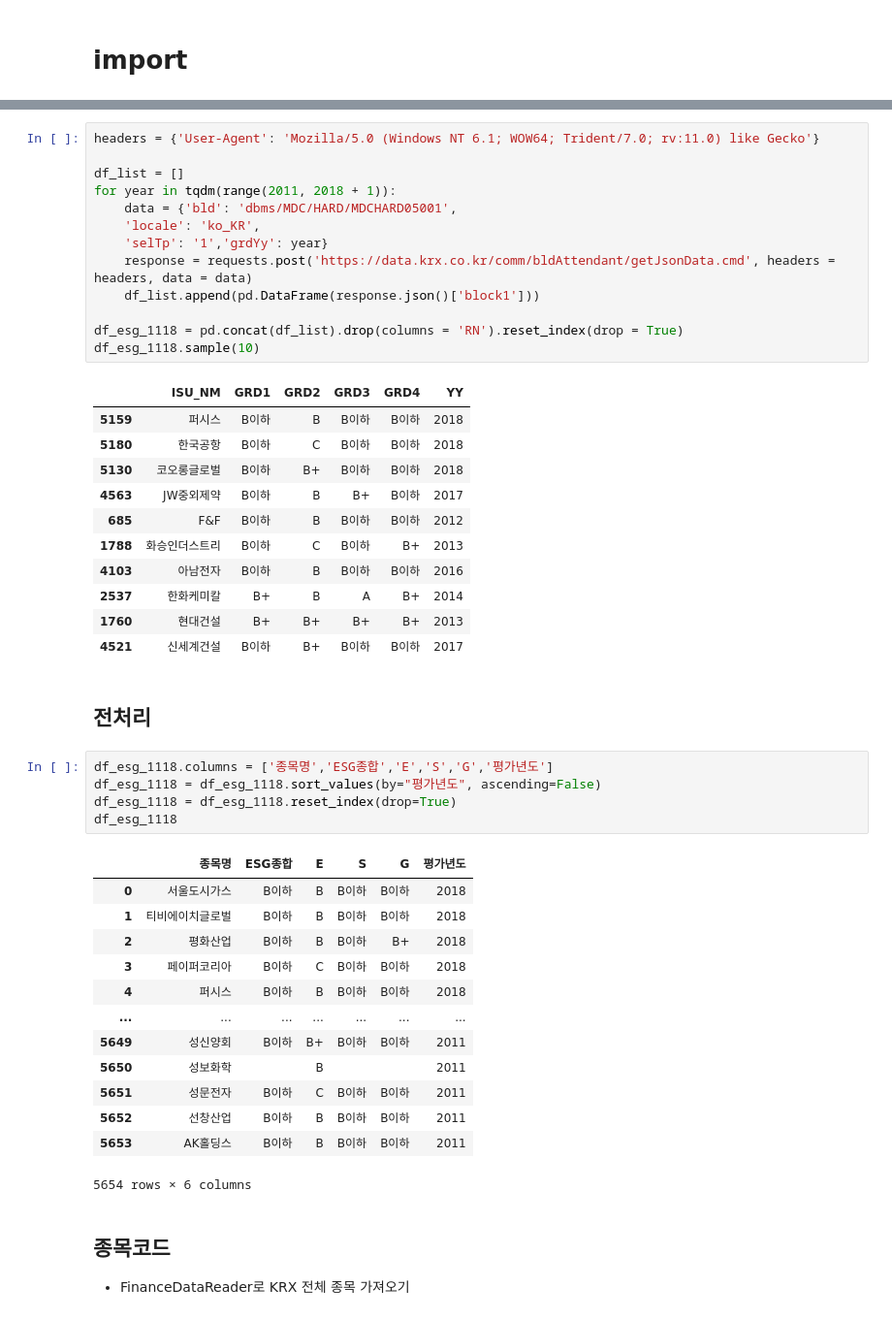
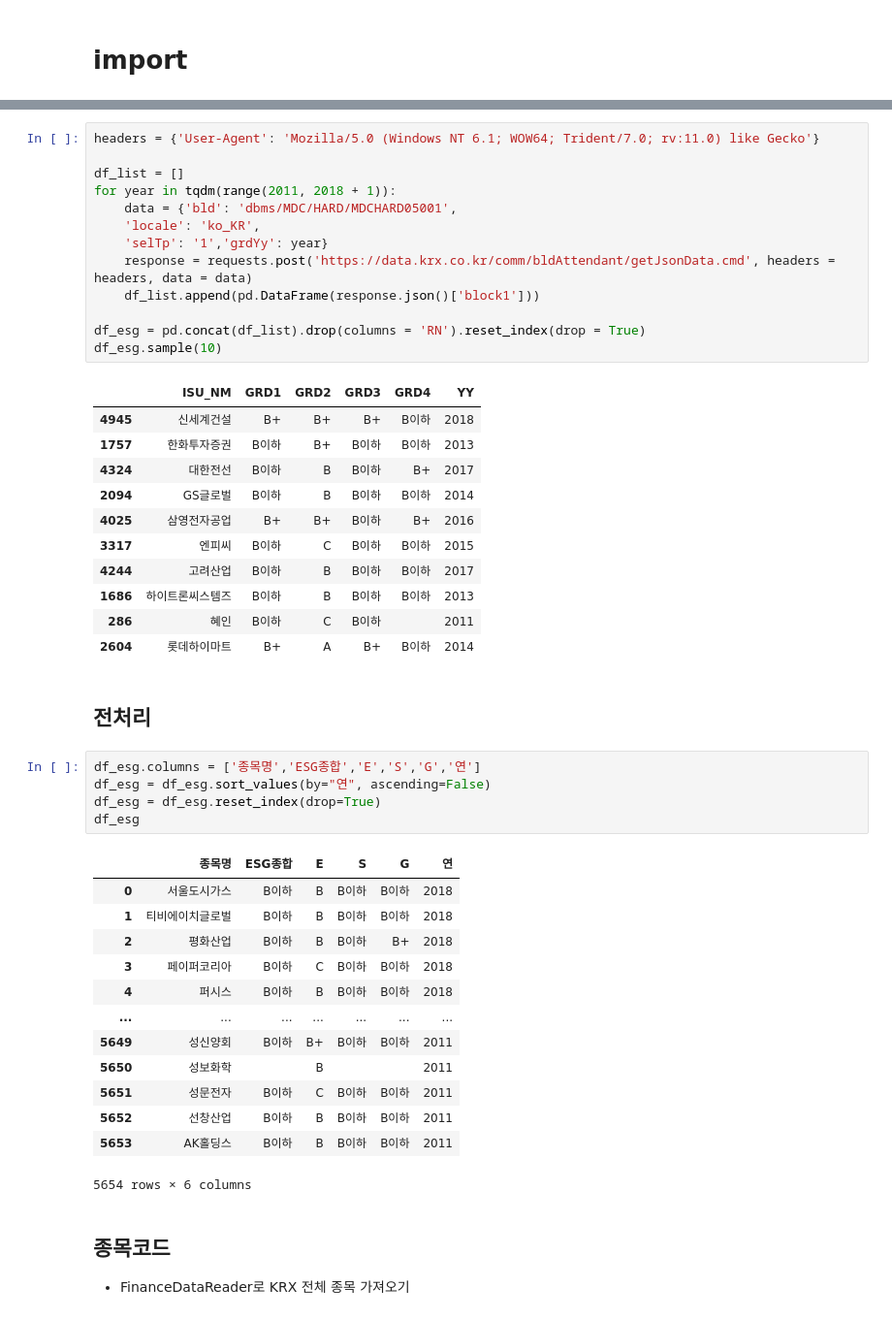
Before and after one commit to dkssudgb/ESG, a Jupyter notebook: DataCollection/esgRating.ipynb, the cells around one changed output, grey strips where cells are left out. Shown: that part at 97% size. Cells and saved outputs as stored; diff of their text form.

```diff
--- a/DataCollection/esgRating.ipynb
+++ b/DataCollection/esgRating.ipynb
@@ -57,37 +41,37 @@ fp_esg_21 = f"{data_path}esg_21.parquet"
 # %%
 headers = {'User-Agent': 'Mozilla/5.0 (Windows NT 6.1; WOW64; Trident/7.0; rv:11.0) like Gecko'}
 
 df_list = []
 for year in tqdm(range(2011, 2018 + 1)):
     data = {'bld': 'dbms/MDC/HARD/MDCHARD05001',
     'locale': 'ko_KR',
     'selTp': '1','grdYy': year}
     response = requests.post('https://data.krx.co.kr/comm/bldAttendant/getJsonData.cmd', headers = headers, data = data)
     df_list.append(pd.DataFrame(response.json()['block1']))
 
-df_esg_1118 = pd.concat(df_list).drop(columns = 'RN').reset_index(drop = True)
-df_esg_1118.sample(10)
+df_esg = pd.concat(df_list).drop(columns = 'RN').reset_index(drop = True)
+df_esg.sample(10)
 # %% [output]
 |  | ISU_NM | GRD1 | GRD2 | GRD3 | GRD4 | YY |
-| 5159 | 퍼시스 | B이하 | B | B이하 | B이하 | 2018 |
-| 5180 | 한국공항 | B이하 | C | B이하 | B이하 | 2018 |
-| 5130 | 코오롱글로벌 | B이하 | B+ | B이하 | B이하 | 2018 |
-| 4563 | JW중외제약 | B이하 | B | B+ | B이하 | 2017 |
-| 685 | F&F | B이하 | B | B이하 | B이하 | 2012 |
-| 1788 | 화승인더스트리 | B이하 | C | B이하 | B+ | 2013 |
-| 4103 | 아남전자 | B이하 | B | B이하 | B이하 | 2016 |
-| 2537 | 한화케미칼 | B+ | B | A | B+ | 2014 |
-| 1760 | 현대건설 | B+ | B+ | B+ | B+ | 2013 |
-| 4521 | 신세계건설 | B이하 | B+ | B이하 | B이하 | 2017 |
+| 4945 | 신세계건설 | B+ | B+ | B+ | B이하 | 2018 |
+| 1757 | 한화투자증권 | B이하 | B+ | B이하 | B이하 | 2013 |
+| 4324 | 대한전선 | B이하 | B | B이하 | B+ | 2017 |
+| 2094 | GS글로벌 | B이하 | B | B이하 | B이하 | 2014 |
+| 4025 | 삼영전자공업 | B+ | B+ | B이하 | B+ | 2016 |
+| 3317 | 엔피씨 | B이하 | C | B이하 | B이하 | 2015 |
+| 4244 | 고려산업 | B이하 | B | B이하 | B이하 | 2017 |
+| 1686 | 하이트론씨스템즈 | B이하 | B | B이하 | B이하 | 2013 |
+| 286 | 혜인 | B이하 | C | B이하 |  | 2011 |
+| 2604 | 롯데하이마트 | B+ | A | B+ | B이하 | 2014 |
 # %% [markdown]
 ## 전처리
 # %%
-df_esg_1118.columns = ['종목명','ESG종합','E','S','G','평가년도']
-df_esg_1118 = df_esg_1118.sort_values(by="평가년도", ascending=False)
-df_esg_1118 = df_esg_1118.reset_index(drop=True)
-df_esg_1118
+df_esg.columns = ['종목명','ESG종합','E','S','G','연']
+df_esg = df_esg.sort_values(by="연", ascending=False)
+df_esg = df_esg.reset_index(drop=True)
+df_esg
 # %% [output]
-|  | 종목명 | ESG종합 | E | S | G | 평가년도 |
+|  | 종목명 | ESG종합 | E | S | G | 연 |
 | 0 | 서울도시가스 | B이하 | B | B이하 | B이하 | 2018 |
 | 1 | 티비에이치글로벌 | B이하 | B | B이하 | B이하 | 2018 |
 | 2 | 평화산업 | B이하 | B | B이하 | B+ | 2018 |
```
Also changed, not shown: parts of 32 cells of this notebook, 6 other files.
